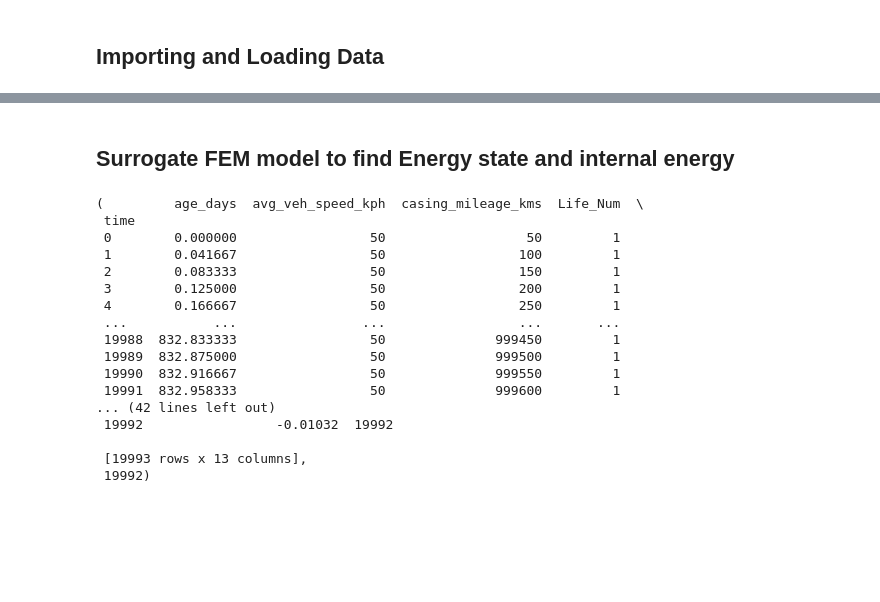
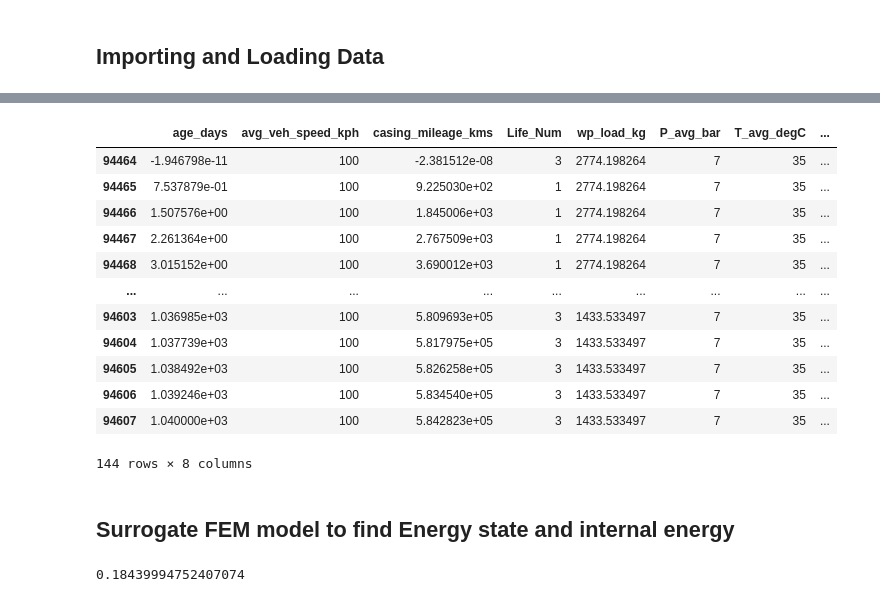
Before and after one commit to Vispikarkaria/Transformer-Based-Tire-Life-Digital-Twin, a Jupyter notebook: Tire_Life_Predictor_Transformer_Optimization.ipynb, the cells around one changed output, grey strips where cells are left out. Saved outputs shown, nothing was run; the diff lists cells and outputs as text; code cells hidden in the pictures; blank space fills up the shorter version.

```diff
--- a/Tire_Life_Predictor_Transformer_Optimization.ipynb
+++ b/Tire_Life_Predictor_Transformer_Optimization.ipynb
@@ -272,3 +262,39 @@ tire_data
+# %%
+tire_data = data[['age_days', 'avg_veh_speed_kph',
+       'casing_mileage_kms', 'Life_Num', 'wp_load_kg', 'P_avg_bar',
+       'T_avg_degC', 'n_rxns_cumul']]
+tire_data['P_avg_bar'] = 7
+tire_data['T_avg_degC'] = 35
+tire_data['avg_veh_speed_kph'] = 100
+
+
+# Define a function to apply to the 'casing_mileage_kms' to determine 'Life_Num'
+def assign_life_num(mileage):
+    if 0 <= mileage <= 250000:
+        return 1
+    elif 250000 < mileage <= 500000:
+        return 2
+    else:
+        return 3  # Or some other value for mileages outside the specified range
+
+tire_data['Life_Num'] = tire_data['casing_mileage_kms'].apply(assign_life_num)
+
+
+tire_data
+# %% [output]
+|  | age_days | avg_veh_speed_kph | casing_mileage_kms | Life_Num | wp_load_kg | P_avg_bar | T_avg_degC | ... |
+| 94464 | -1.946798e-11 | 100 | -2.381512e-08 | 3 | 2774.198264 | 7 | 35 | ... |
+| 94465 | 7.537879e-01 | 100 | 9.225030e+02 | 1 | 2774.198264 | 7 | 35 | ... |
+| 94466 | 1.507576e+00 | 100 | 1.845006e+03 | 1 | 2774.198264 | 7 | 35 | ... |
+| 94467 | 2.261364e+00 | 100 | 2.767509e+03 | 1 | 2774.198264 | 7 | 35 | ... |
+| 94468 | 3.015152e+00 | 100 | 3.690012e+03 | 1 | 2774.198264 | 7 | 35 | ... |
+| ... | ... | ... | ... | ... | ... | ... | ... | ... |
+| 94603 | 1.036985e+03 | 100 | 5.809693e+05 | 3 | 1433.533497 | 7 | 35 | ... |
+| 94604 | 1.037739e+03 | 100 | 5.817975e+05 | 3 | 1433.533497 | 7 | 35 | ... |
+| 94605 | 1.038492e+03 | 100 | 5.826258e+05 | 3 | 1433.533497 | 7 | 35 | ... |
+| 94606 | 1.039246e+03 | 100 | 5.834540e+05 | 3 | 1433.533497 | 7 | 35 | ... |
+| 94607 | 1.040000e+03 | 100 | 5.842823e+05 | 3 | 1433.533497 | 7 | 35 | ... |
+144 rows × 8 columns
 # %% [markdown]
 ## Surrogate FEM model to find Energy state and internal energy
 # %%
@@ -319,6 +345,6 @@ tire_data_changed_1 = change_tire_location(tire_data, 36000, start_mileage=0, en
 # %%
 # Function to change tire location and perform time series forecasting
-def change_location_and_forecast(df, total_load, start_mileage, end_mileage, new_location, tft_model):
+def change_location_and_forecast(df, total_load, start_mileage, end_mileage, new_location, tft_model, RCP_start = 1):
     # Change tire location based on mileage and perform modeling
     df, index = change_tire_location(df, total_load, start_mileage, end_mileage, perform_modeling, new_location)
 
@@ -328,38 +354,22 @@ def change_location_and_forecast(df, total_load, start_mileage, end_mileage, new
                      'avg_veh_speed_kph', 'casing_mileage_kms', 'n_rxns_cumul',
                      'wp_load_kg']]
 
+
     # Create a DataFrame for the series
-    df_rcp_ser = pd.DataFrame({'Column1': [1] * 50})
+    df_rcp_ser = pd.DataFrame({'Column1': [RCP_start] * 50})
 
     # Convert DataFrames to TimeSeries objects
     darts_rcp_cov = TimeSeries.from_dataframe(df_rcp_cov).astype(np.float32)
     darts_rcp_ser = TimeSeries.from_dataframe(df_rcp_ser).astype(np.float32)
 
     # Forecast using the pre-trained model
-    Remaining_RCP = tft_model.predict(n=darts_rcp_cov.time_index.stop-100, series=darts_rcp_ser, future_covariates=darts_rcp_cov, num_samples=10, verbose=False)
+    Remaining_RCP = tft_model.predict(n=darts_rcp_cov.time_index.stop-100, series=darts_rcp_ser, future_covariates=darts_rcp_cov, num_samples=50, verbose=False)
 
-    return Remaining_RCP.values()[index]
+    return Remaining_RCP[index].values()
 
 # Correct function call
-RCP = change_location_and_forecast(tire_data, 36000, 0, 100000, '1LO', tft_model)
+RCP = change_location_and_forecast(tire_data, 36000, 0, 300000, '1LO', tft_model)
+float(RCP)
+# %% [output]
+0.18439994752407074
-# %%
-tire_data_changed_1
-# %% [output]
-(         age_days  avg_veh_speed_kph  casing_mileage_kms  Life_Num  \
- time
- 0        0.000000                 50                  50         1
- 1        0.041667                 50                 100         1
- 2        0.083333                 50                 150         1
- 3        0.125000                 50                 200         1
- 4        0.166667                 50                 250         1
- ...           ...                ...                 ...       ...
- 19988  832.833333                 50              999450         1
- 19989  832.875000                 50              999500         1
- 19990  832.916667                 50              999550         1
- 19991  832.958333                 50              999600         1
-... (42 lines left out)
- 19992                 -0.01032  19992
-
- [19993 rows x 13 columns],
- 19992)
 # %%
```
Also changed, not shown: parts of 13 cells of this notebook.
